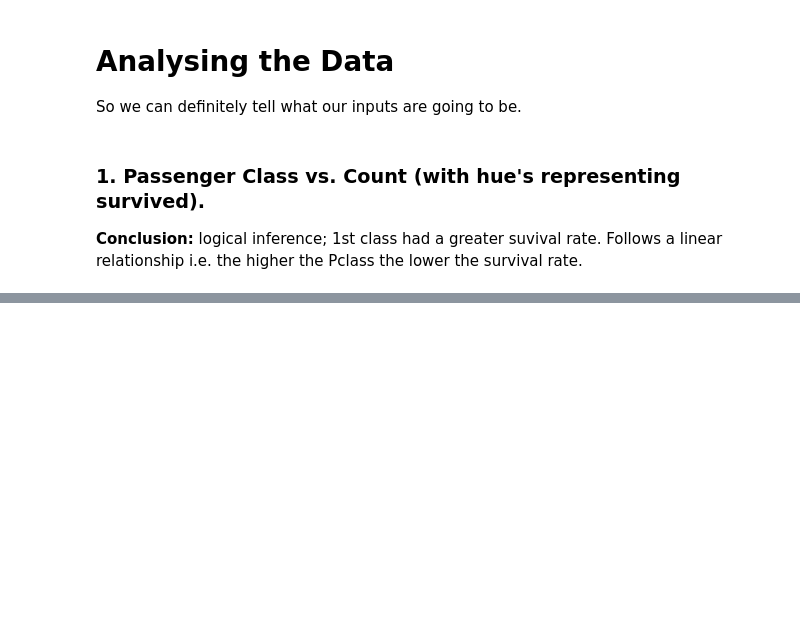
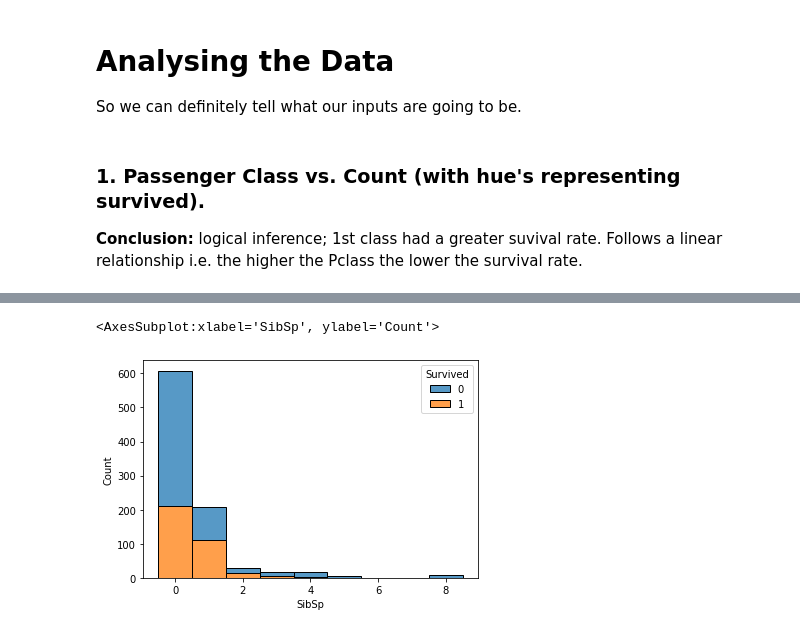
Before and after one commit to kashyab12/ML, a Jupyter notebook: titanic/data_analysis.ipynb, the cells around one changed output, grey strips where cells are left out. Cells and saved outputs as stored; diff of their text form; code cells hidden in the pictures; blank space fills up the shorter version.

```diff
--- a/titanic/data_analysis.ipynb
+++ b/titanic/data_analysis.ipynb
@@ -56,0 +78,5 @@ sns.histplot(data=train_df, x="Pclass", hue="Survived", multiple="fill", discret
+# %%
+sns.histplot(data=train_df, x="SibSp", hue="Survived", multiple="stack", discrete=True)
+# %% [output]
+<AxesSubplot:xlabel='SibSp', ylabel='Count'>
+[figure, added]
```
Also changed, not shown: parts of 13 cells of this notebook, 1 other file.
